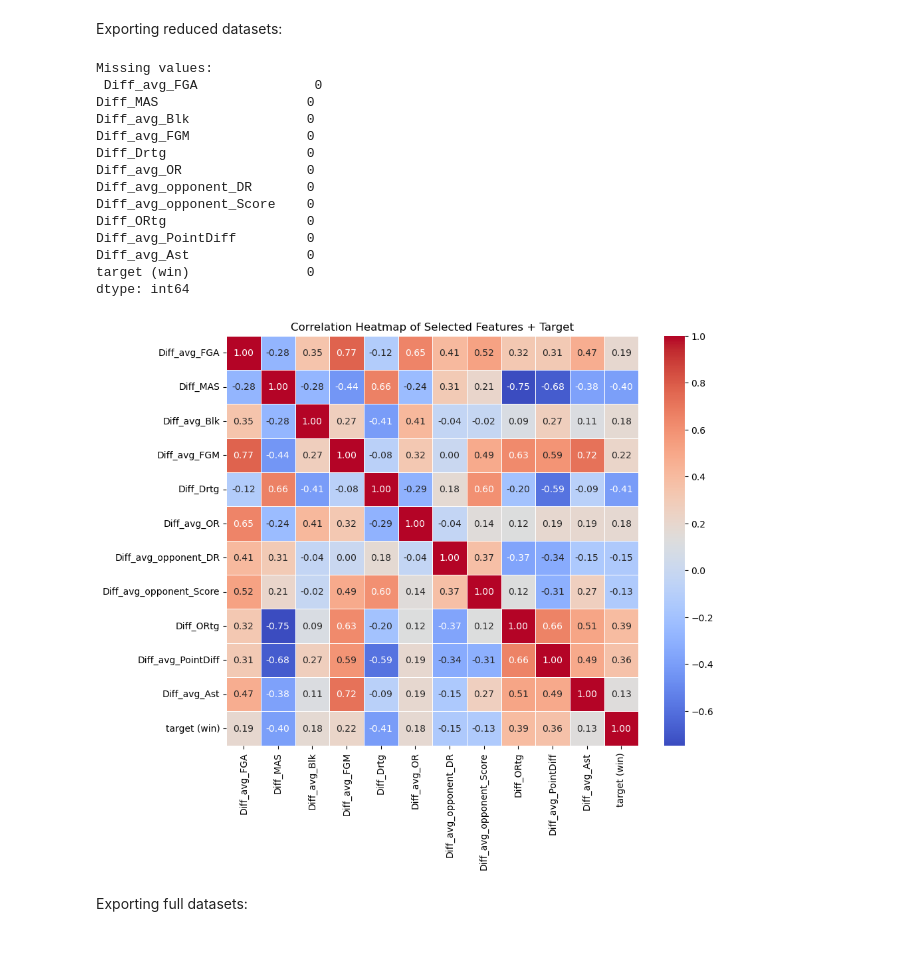
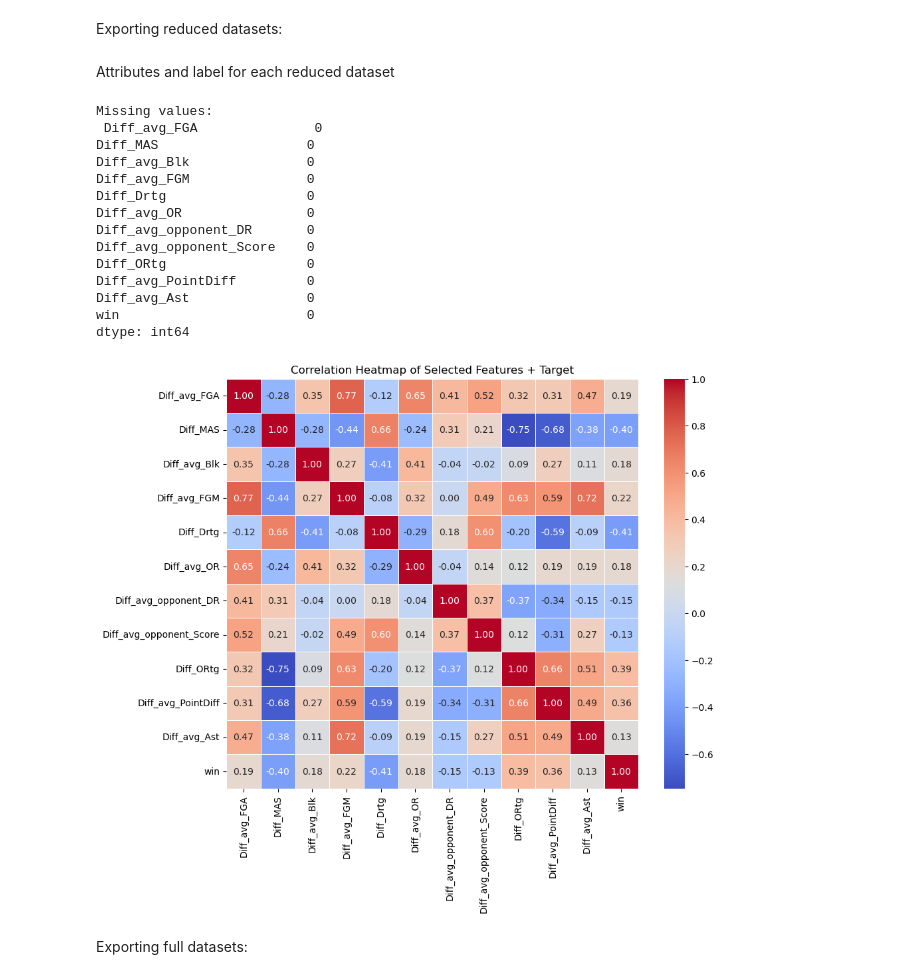
Before and after one commit to ecw70574/data_mining_course_project, a Jupyter notebook: TestingMerge.ipynb, the cells around one changed output. Drawn from its saved outputs; the diff is of its cells as text; code cells hidden in the pictures; blank space fills up the shorter version.

```diff
--- a/TestingMerge.ipynb
+++ b/TestingMerge.ipynb
@@ -1075,3 +1076,11 @@ Passing `palette` without assigning `hue` is deprecated and will be removed in v
 
   sns.barplot(
 [figure]
+# %%
+# Full dataset - all features:
+model = LogisticRegression(max_iter=1000)
+model.fit(X_train, y_train)
+y_pred = model.predict(X_val)
+
+# Generate report
+print(classification_report(y_val, y_pred))
@@ -1145,36 +1164,51 @@ X_test_selected_df = pd.DataFrame(X_test_selected, columns=final_selected_featur
 X_test_selected_df.to_csv("train_test_split/X_test_reduced.csv", index = False) # Got massey data for 2025
 X_val_selected_df = pd.DataFrame(X_val_selected, columns=final_selected_features)
 X_val_selected_df.to_csv("train_test_split/X_validation_reduced.csv", index = False)
+# %% [markdown]
+Attributes and label for each reduced dataset
+# %%
+train_selected_df = pd.DataFrame(X_train_selected, columns=final_selected_features)
+train_selected_df["win"] = str(y_train.values)
+train_selected_df.to_csv("train_test_split/train_reduced.csv", index = False)
+
+test_selected_df = pd.DataFrame(X_test_selected, columns=final_selected_features)
+test_selected_df["win"] = str(y_test.values)
+test_selected_df.to_csv("train_test_split/test_reduced.csv", index = False) # Got massey data for 2025
+
+
+val_selected_df = pd.DataFrame(X_val_selected, columns=final_selected_features)
+val_selected_df["win"] = str(y_val.values)
+val_selected_df.to_csv("train_test_split/validation_reduced.csv", index = False)
 # %%
 # Step 2: Add target column to selected features
-numeric_with_target = X_train_selected_df.copy()
-numeric_with_target['target (win)'] = y_train.values
+numeric_with_target = train_selected_df.copy()
+#numeric_with_target['target (win)'] = y_train.values
 
 # Step 3: Check for nulls (optional but good to debug)
 print("Missing values:\n", numeric_with_target.isnull().sum())
 
 # Step 4: Correlation matrix + heatmap
 corr_matrix = numeric_with_target.corr()
 plt.figure(figsize=(10, 8))
 sns.heatmap(corr_matrix, annot=True, cmap='coolwarm', fmt=".2f", linewidths=0.5)
 plt.title("Correlation Heatmap of Selected Features + Target")
 plt.show()
 # %% [output]
 Missing values:
  Diff_avg_FGA               0
 Diff_MAS                   0
 Diff_avg_Blk               0
 Diff_avg_FGM               0
 Diff_Drtg                  0
 Diff_avg_OR                0
 Diff_avg_opponent_DR       0
 Diff_avg_opponent_Score    0
 Diff_ORtg                  0
 Diff_avg_PointDiff         0
 Diff_avg_Ast               0
-target (win)               0
+win                        0
 dtype: int64
-[figure, old version]
+[figure, new version]
 # %% [markdown]
 Exporting full datasets:
 # %%
```
Also changed, not shown: parts of 9 cells of this notebook, 3 other files.
